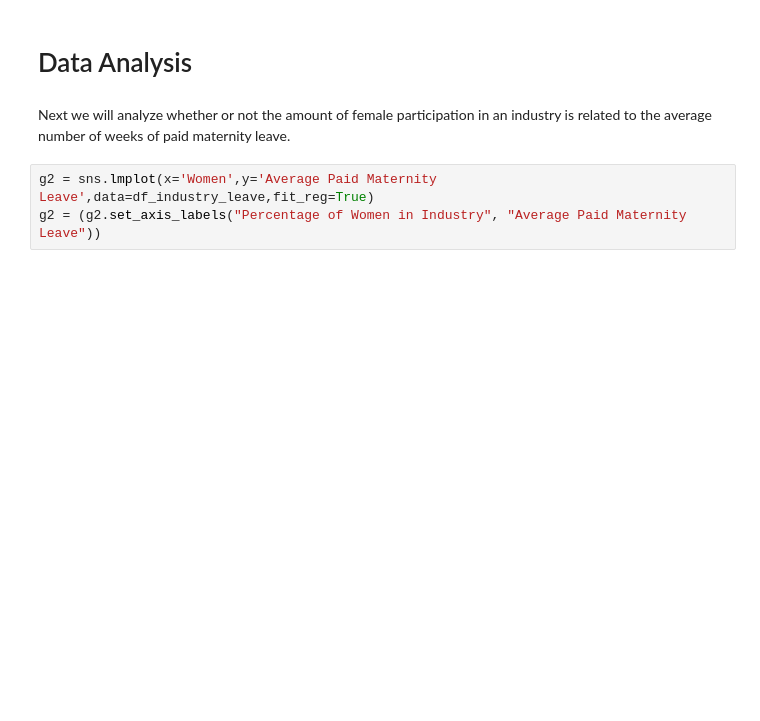
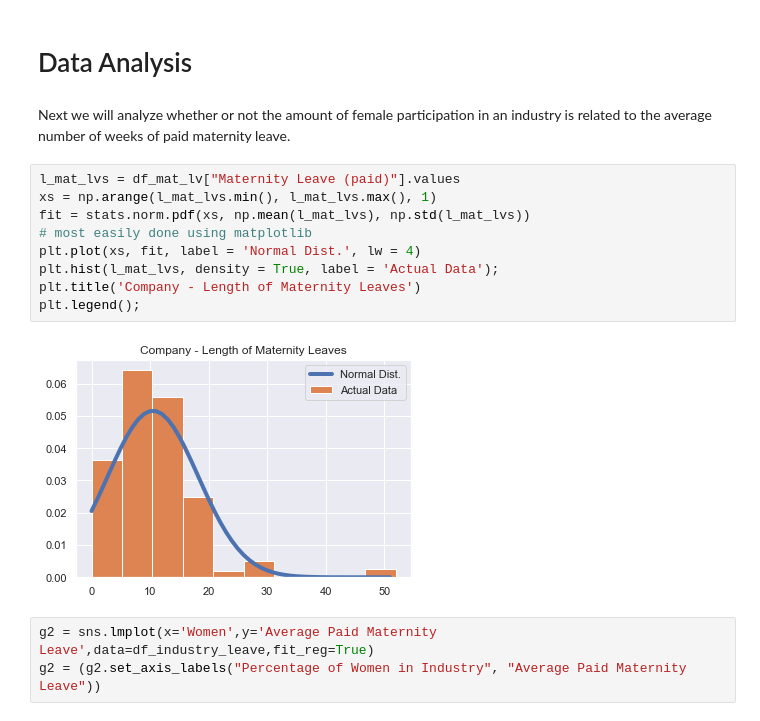
Before and after one commit to anjaliramesh42243/An-Exploratory-Data-Analysis-of-Women-in-the-Workforce, a Jupyter notebook: FinalProject_group40.ipynb, the cells around one changed output. Cells and saved outputs as stored; diff of their text form; blank space fills up the shorter version.

```diff
--- a/FinalProject_group40.ipynb
+++ b/FinalProject_group40.ipynb
@@ -602,6 +602,17 @@ The graph shows that the average number of weeks of paid maternity leave in indu
 # Data Analysis
 # %% [markdown]
 Next we will analyze whether or not the amount of female participation in an industry is related to the average number of weeks of paid maternity leave.
+# %%
+l_mat_lvs = df_mat_lv["Maternity Leave (paid)"].values
+xs = np.arange(l_mat_lvs.min(), l_mat_lvs.max(), 1)
+fit = stats.norm.pdf(xs, np.mean(l_mat_lvs), np.std(l_mat_lvs))
+# most easily done using matplotlib
+plt.plot(xs, fit, label = 'Normal Dist.', lw = 4)
+plt.hist(l_mat_lvs, density = True, label = 'Actual Data');
+plt.title('Company - Length of Maternity Leaves')
+plt.legend();
+# %% [output]
+[figure, added]
 # %%
 g2 = sns.lmplot(x='Women',y='Average Paid Maternity Leave',data=df_industry_leave,fit_reg=True)
 g2 = (g2.set_axis_labels("Percentage of Women in Industry", "Average Paid Maternity Leave"))
```
Also changed, not shown: parts of 10 cells of this notebook.
